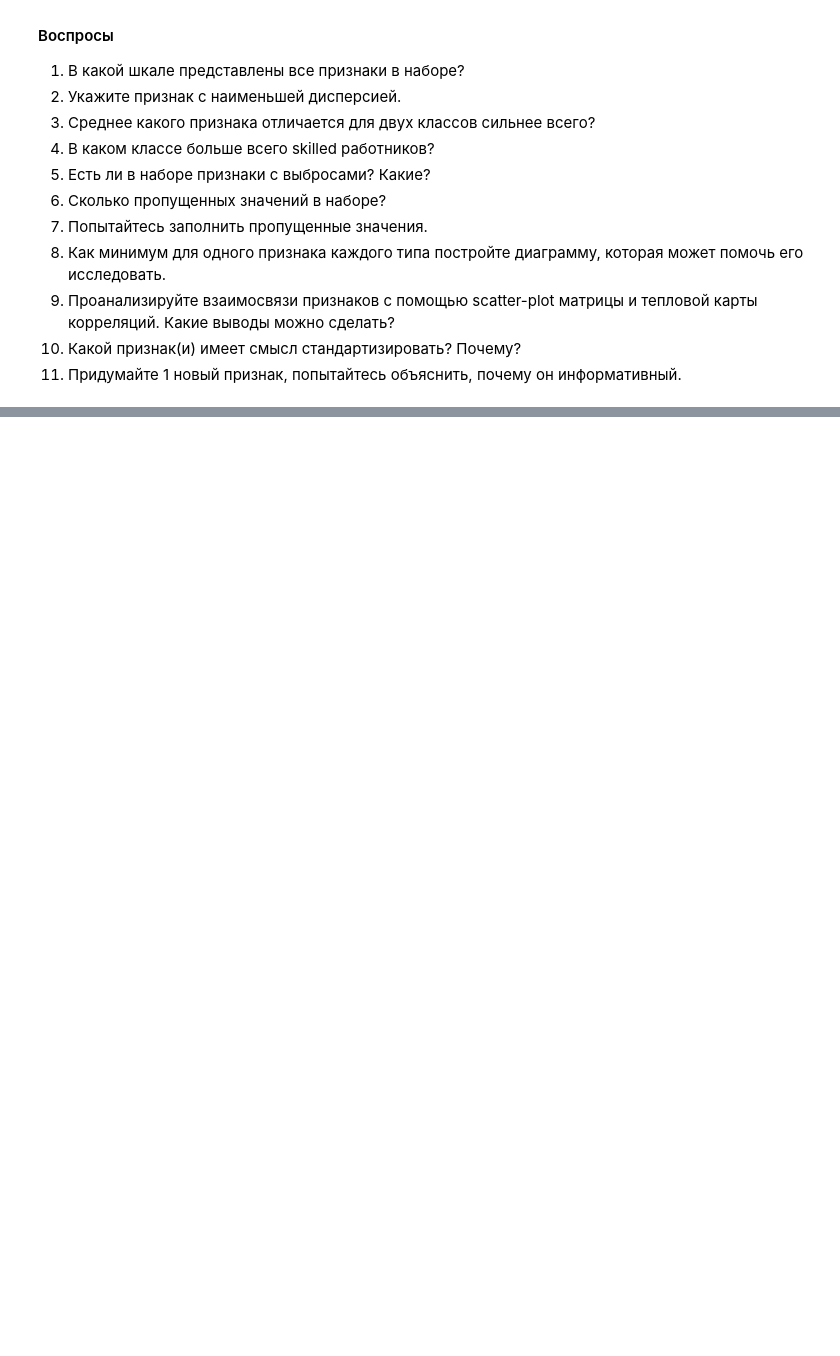
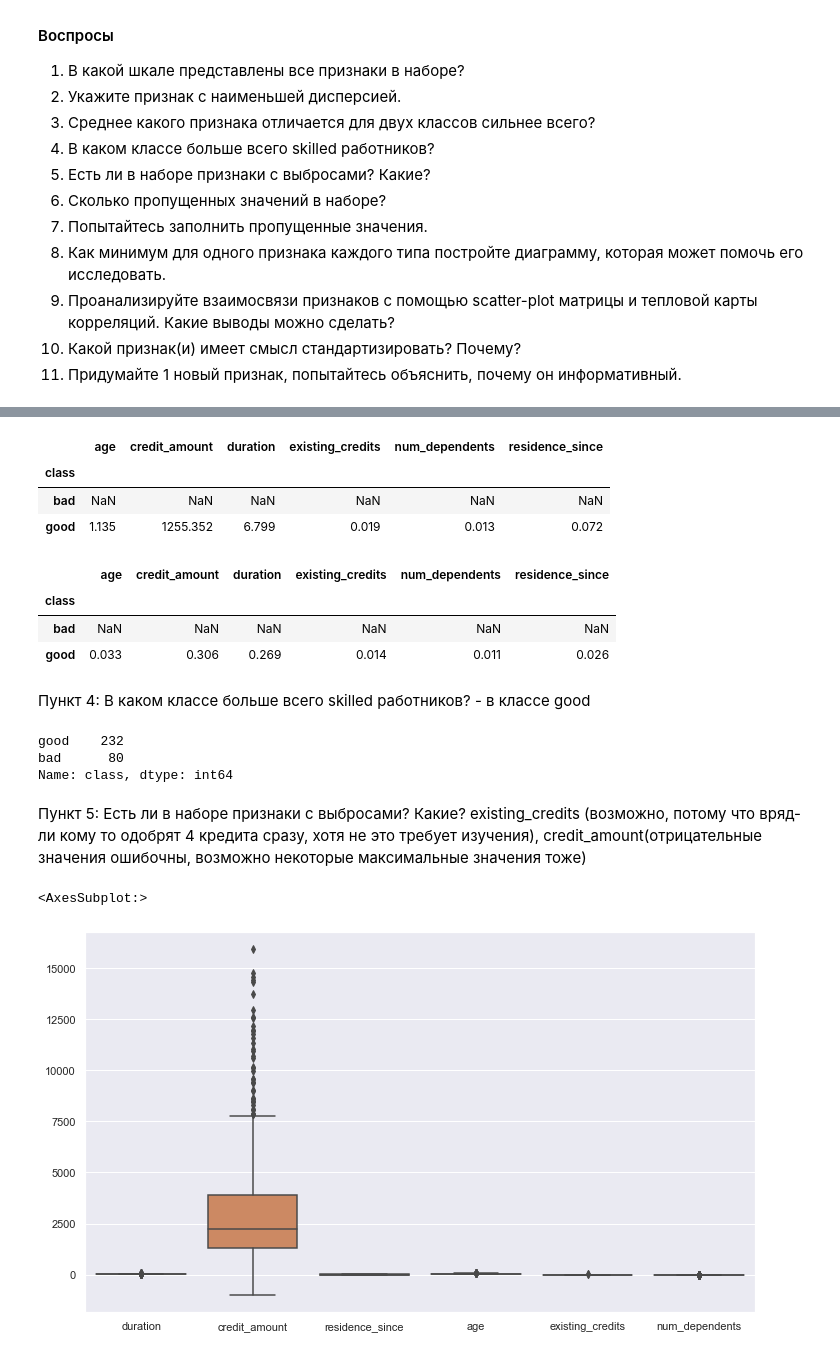
Before and after one commit to baklazhenko-dm/DataMining, a Jupyter notebook: lab1_task.ipynb, the cells around one changed output, grey strips where cells are left out. Saved outputs shown, nothing was run; the diff lists cells and outputs as text; code cells hidden in the pictures; blank space fills up the shorter version.

```diff
--- a/lab1_task.ipynb
+++ b/lab1_task.ipynb
@@ -34,5 +34,5 @@ pd.set_option('precision', 3)
 
 sns.set()
 # %%
-path=''
+path='credit_3530203_70102.csv'
 credit_df = pd.read_csv(path, index_col=0)
@@ -38,0 +101,31 @@ credit_df = pd.read_csv(path, index_col=0)
+# %%
+mean.diff().abs()
+# %% [output]
+|  | age | credit_amount | duration | existing_credits | num_dependents | residence_since |
+| class |  |  |  |  |  |  |
+| bad | NaN | NaN | NaN | NaN | NaN | NaN |
+| good | 1.135 | 1255.352 | 6.799 | 0.019 | 0.013 | 0.072 |
+# %%
+mean.pct_change().abs()
+# %% [output]
+|  | age | credit_amount | duration | existing_credits | num_dependents | residence_since |
+| class |  |  |  |  |  |  |
+| bad | NaN | NaN | NaN | NaN | NaN | NaN |
+| good | 0.033 | 0.306 | 0.269 | 0.014 | 0.011 | 0.026 |
+# %% [markdown]
+Пункт 4: В каком классе больше всего skilled работников? - в классе good
+# %%
+skill_workers=credit_df[credit_df.job=='skilled']
+skill_workers['class'].value_counts()
+# %% [output]
+good    232
+bad      80
+Name: class, dtype: int64
+# %% [markdown]
+Пункт 5: Есть ли в наборе признаки с выбросами? Какие? existing_credits (возможно, потому что вряд-ли кому то одобрят 4 кредита сразу, хотя не это требует изучения), credit_amount(отрицательные значения ошибочны, возможно некоторые максимальные значения тоже)
+# %%
+plt.subplots(figsize=(12,7))
+sns.boxplot(data=credit_df)
+# %% [output]
+<AxesSubplot:>
+[figure, added]
```
Also changed, not shown: parts of 28 cells of this notebook.
